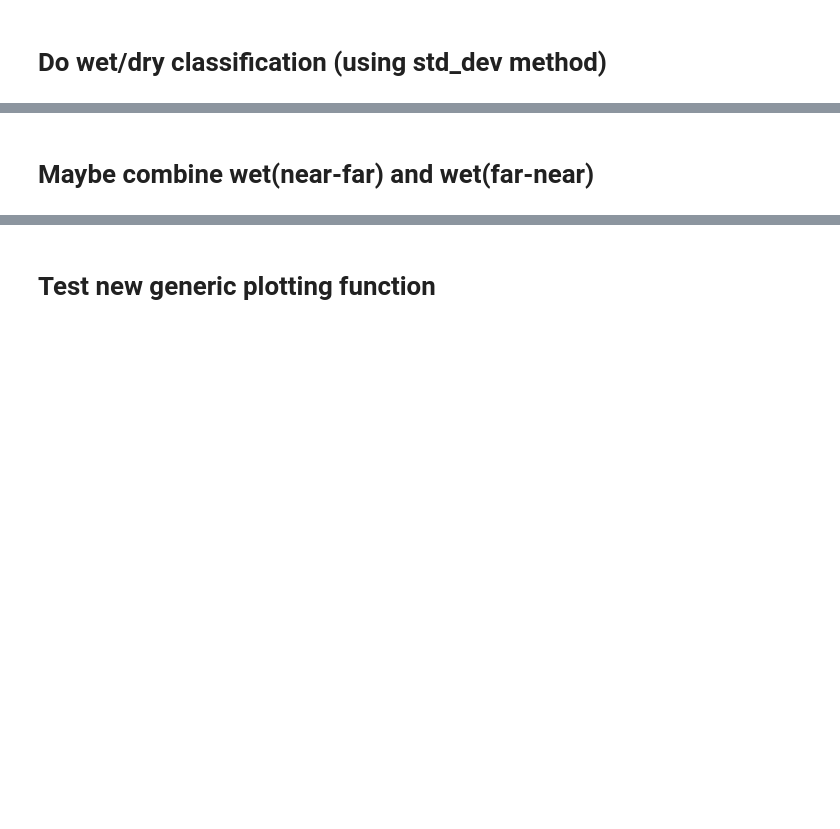
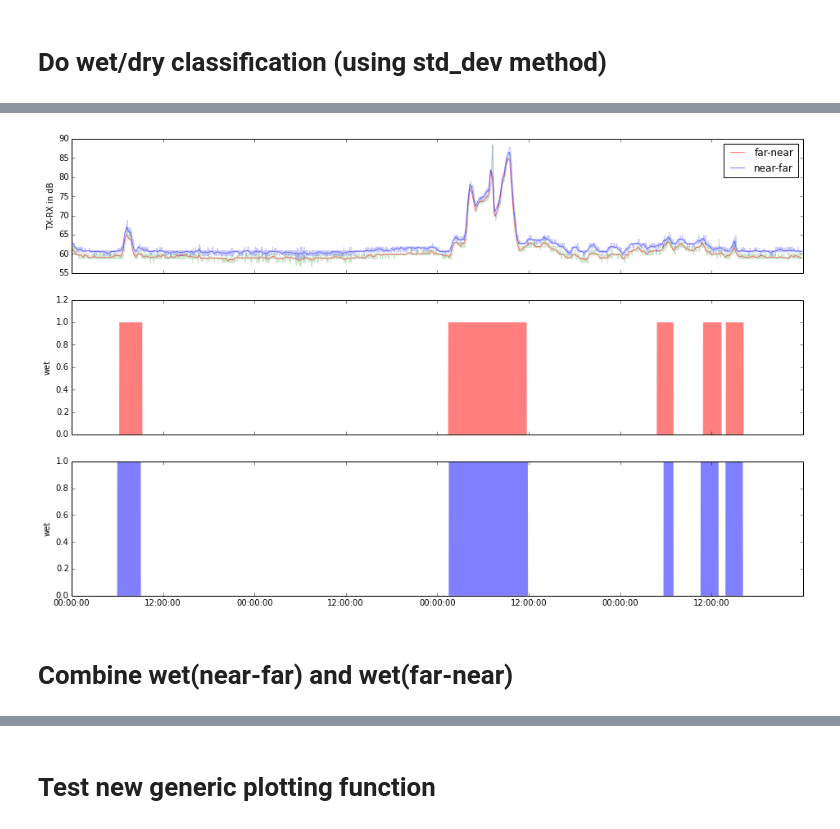
Before and after one commit to pycomlink/pycomlink, a Jupyter notebook: notebooks/example_workflow.ipynb, the cells around one changed output, grey strips where cells are left out. Saved outputs shown, nothing was run; the diff lists cells and outputs as text; code cells hidden in the pictures; blank space fills up the shorter version.

```diff
--- a/notebooks/example_workflow.ipynb
+++ b/notebooks/example_workflow.ipynb
@@ -81,5 +86,11 @@ ax[2].set_ylabel('wet');
+# %%
+cml.do_wet_dry_classification(method='stft', window_length=256, f_divide=2e-3, threshold=2, dry_window_length=600)
+
+plot_wet_dry()
+# %% [output]
+[figure, added]
 # %% [markdown]
-# Maybe combine wet(near-far) and wet(far-near)
+# Combine wet(near-far) and wet(far-near)
 # %%
 wet_combi = (cml.data.wet_fn | cml.data.wet_nf)
 
```
Also changed, not shown: parts of 5 cells of this notebook.
